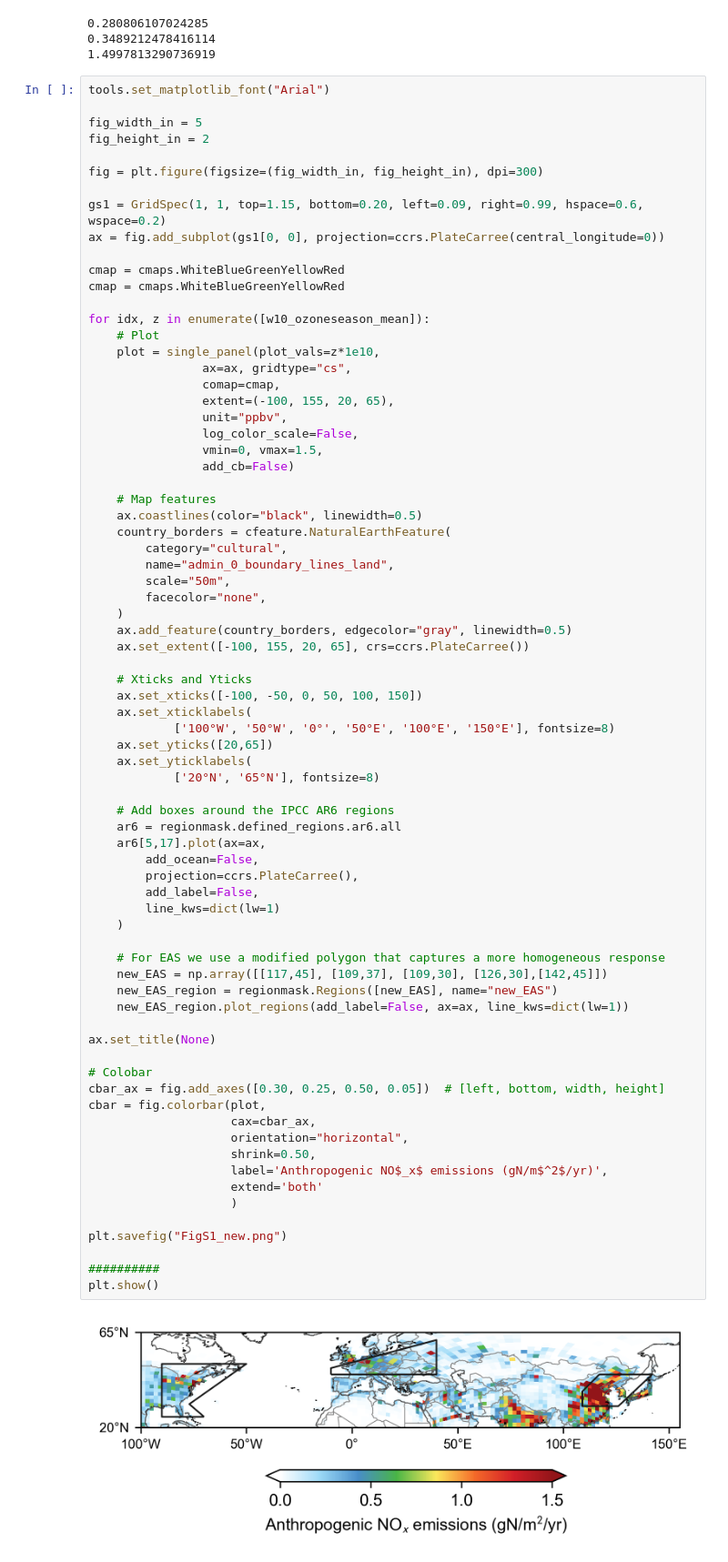
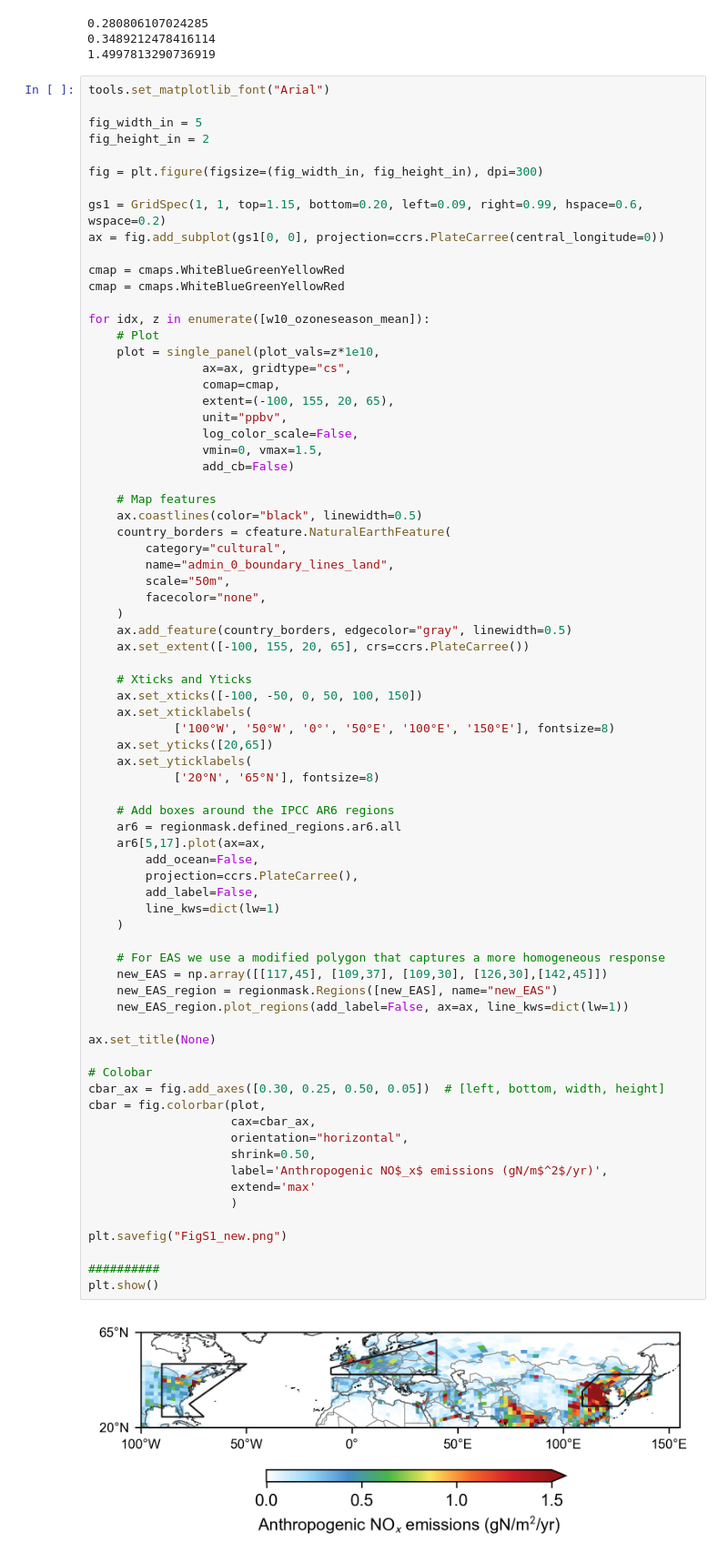
Before and after one commit to emmleroy/future-climate-ozone-sensitivity, a Jupyter notebook: figures_paper/FigS1_new.ipynb, the cells around one changed output. Shown at 91% size. Cells and saved outputs as stored; diff of their text form.

Commit message:
Change extend='both' to extend='max' in colorbar

```diff
--- a/figures_paper/FigS1_new.ipynb
+++ b/figures_paper/FigS1_new.ipynb
@@ -113,32 +116,32 @@ for idx, z in enumerate([w10_ozoneseason_mean]):
     # Add boxes around the IPCC AR6 regions
     ar6 = regionmask.defined_regions.ar6.all
     ar6[5,17].plot(ax=ax,
         add_ocean=False,
         projection=ccrs.PlateCarree(),
         add_label=False,
         line_kws=dict(lw=1)
     )
 
     # For EAS we use a modified polygon that captures a more homogeneous response
     new_EAS = np.array([[117,45], [109,37], [109,30], [126,30],[142,45]])
     new_EAS_region = regionmask.Regions([new_EAS], name="new_EAS")
     new_EAS_region.plot_regions(add_label=False, ax=ax, line_kws=dict(lw=1))
 
 ax.set_title(None)
 
 # Colobar
 cbar_ax = fig.add_axes([0.30, 0.25, 0.50, 0.05])  # [left, bottom, width, height]
 cbar = fig.colorbar(plot,
                     cax=cbar_ax,
                     orientation="horizontal",
                     shrink=0.50,
                     label='Anthropogenic NO$_x$ emissions (gN/m$^2$/yr)',
-                    extend='both'
+                    extend='max'
                     )
 
 plt.savefig("FigS1_new.png")
 
 ##########
 plt.show()
 # %% [output]
-[figure, old version]
+[figure, new version]
```
Also changed, not shown: parts of 8 cells of this notebook.
